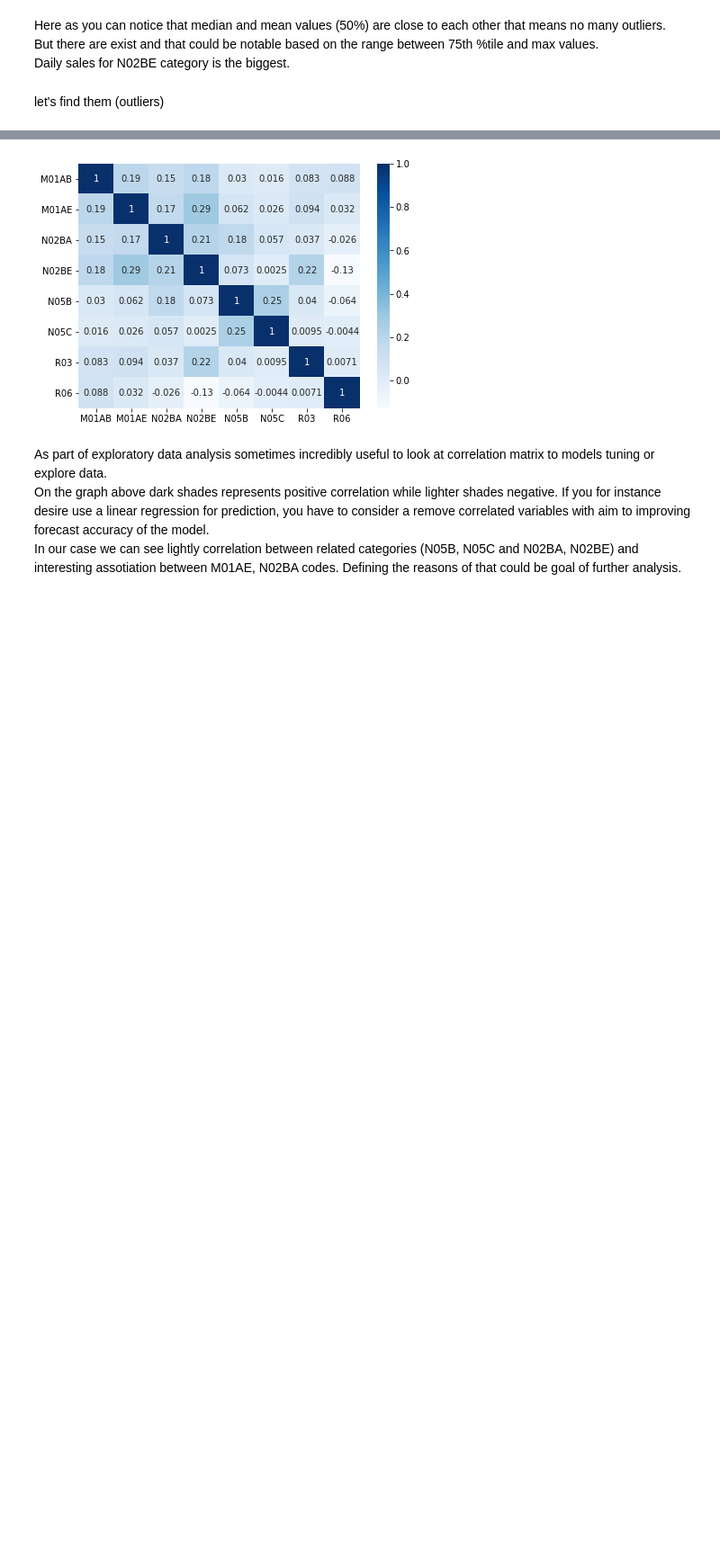
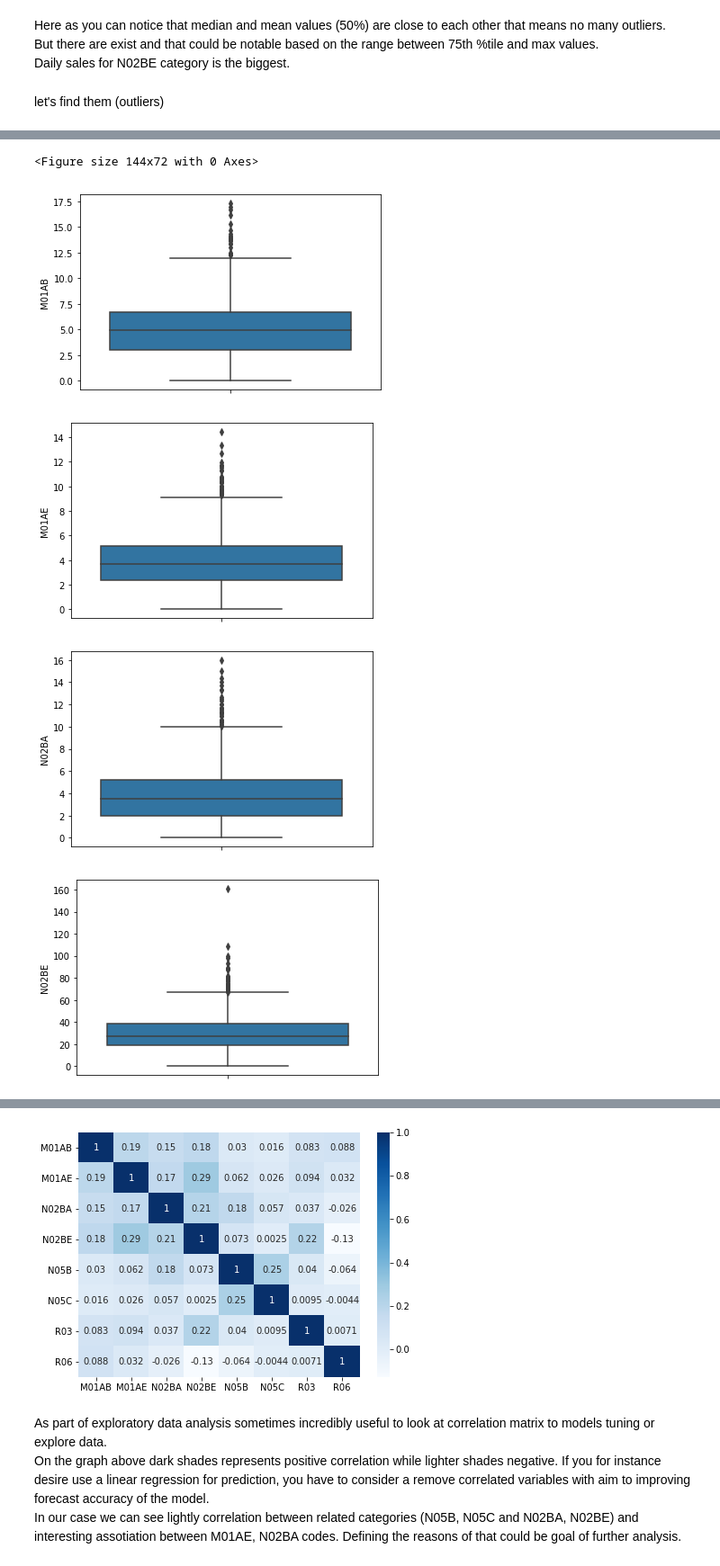
Before and after one commit to VinGeorge/Time-series-projects, a Jupyter notebook: sales prediction.ipynb, the cells around one changed output, grey strips where cells are left out. Shown at 90% size. Cells and saved outputs as stored; diff of their text form; code cells hidden in the pictures; blank space fills up the shorter version.

```diff
--- a/sales prediction.ipynb
+++ b/sales prediction.ipynb
@@ -75,0 +89,14 @@ let's find them (outliers)
+# %%
+# select ATC categories
+cols = ['M01AB', 'M01AE', 'N02BA', 'N02BE', 'N05B', 'N05C', 'R03', 'R06']
+
+plt.figure(figsize=(2,1))
+for category in cols:
+    plt.subplots()
+    sns.boxplot(df[category], orient='v');
+# %% [output]
+<Figure size 144x72 with 0 Axes>
+[figure, added]
+[figure, added]
+[figure, added]
+[figure, added]
```
Also changed, not shown: parts of 6 cells of this notebook.
